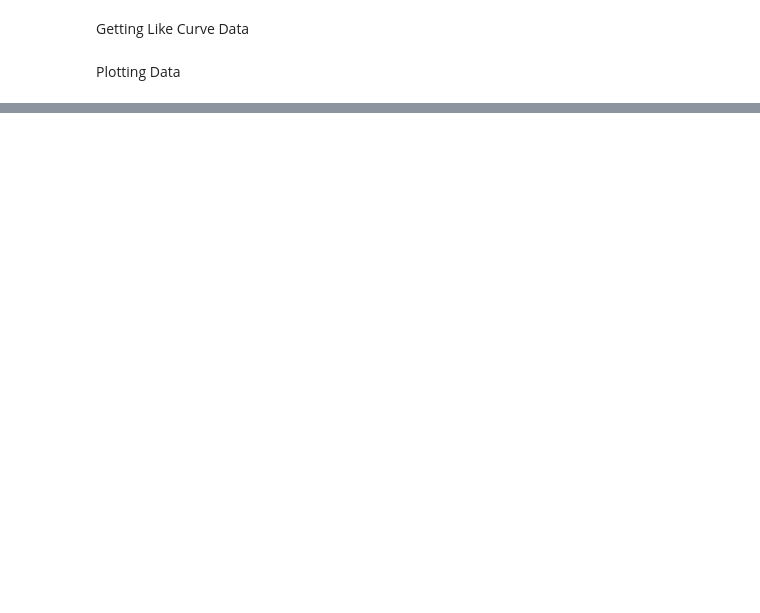
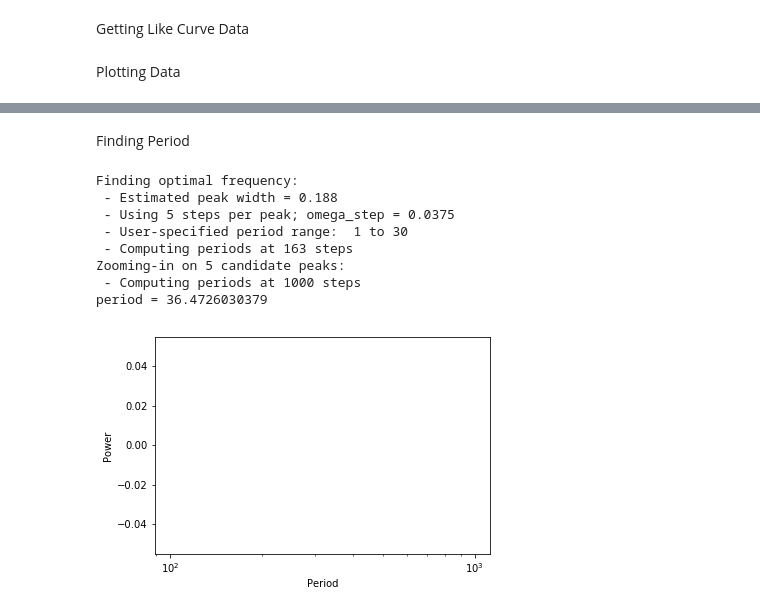
Before and after one commit to ruben-santana/Astro-Research, a Jupyter notebook: KOI/KOI-17/KOI-17.ipynb, the cells around one changed output, grey strips where cells are left out. Saved outputs shown, nothing was run; the diff lists cells and outputs as text; code cells hidden in the pictures; blank space fills up the shorter version.

```diff
--- a/KOI/KOI-17/KOI-17.ipynb
+++ b/KOI/KOI-17/KOI-17.ipynb
@@ -53,14 +172,21 @@ Plotting Data
 #Time (BJD - 2454833)
 #Flux (e-/sec) + ____e+4
 #Which quarter do you want to look at?
-quarter = 2
+quarter =1
+t = time[quarter]
+f = flux[quarter]
+#Creating new plot with title and axis labels
+#Plot is an object
+lc_plot_17 = figure(
+    title='KOI-17: Quarter %d '% quarter,
+    x_axis_label='Time (BJD - 2454833)',
+    y_axis_label='Flux (e-/sec) e+4',
+    tools = 'hover,crosshair,pan,wheel_zoom,box_zoom,reset,tap,save,box_select')
 
-#plotting Light curve
-plt.figure()
-# print len(time)
-# print len(time[quarter])
-# print len(flux[quarter])
-plt.plot(time[quarter],flux[quarter])
-plt.xlabel('Time (BJD - 2454833)')
-plt.ylabel('Flux (e-/sec) e+4')
+#adding x and y data for plot
+legend = 'KOI: Quarter %d' % quarter
+lc_plot_17.line(t, f,legend=legend)
+
+#showing results
+show(lc_plot_17)
 # %% [output]
@@ -68,0 +235,15 @@ plt.ylabel('Flux (e-/sec) e+4')
+# %% [markdown]
+Finding Period
+# %%
+### Still need to work on Periodogram
+period = periodogram(t, f, 1,30,.5)
+# %% [output]
+Finding optimal frequency:
+ - Estimated peak width = 0.188
+ - Using 5 steps per peak; omega_step = 0.0375
+ - User-specified period range:  1 to 30
+ - Computing periods at 163 steps
+Zooming-in on 5 candidate peaks:
+ - Computing periods at 1000 steps
+period = 36.4726030379
+[figure, added]
```
Also changed, not shown: parts of 16 cells of this notebook.
